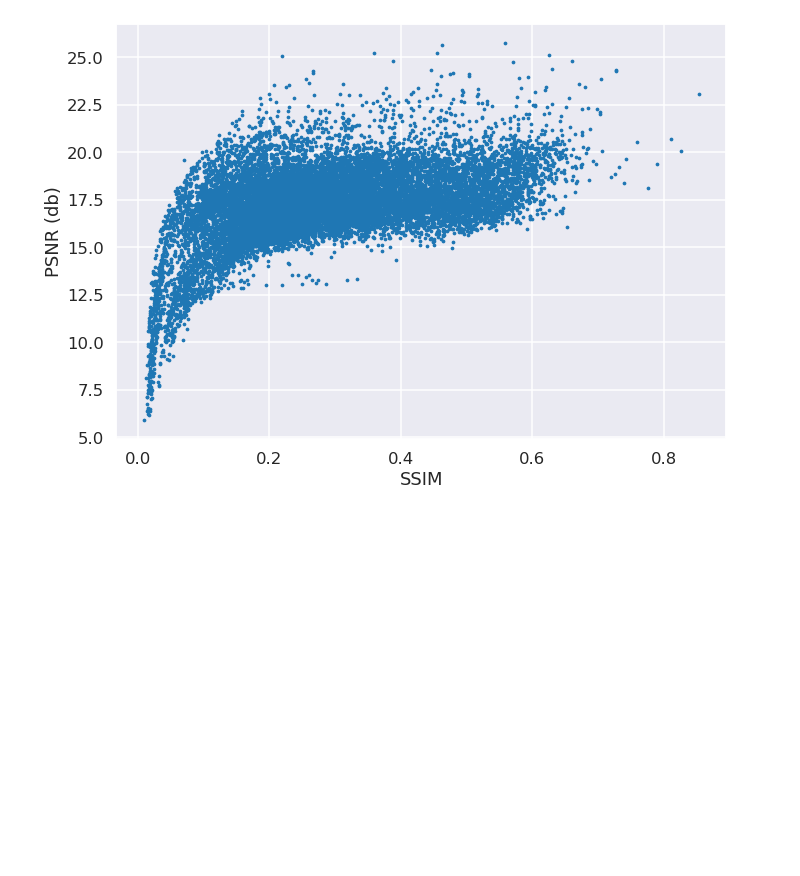
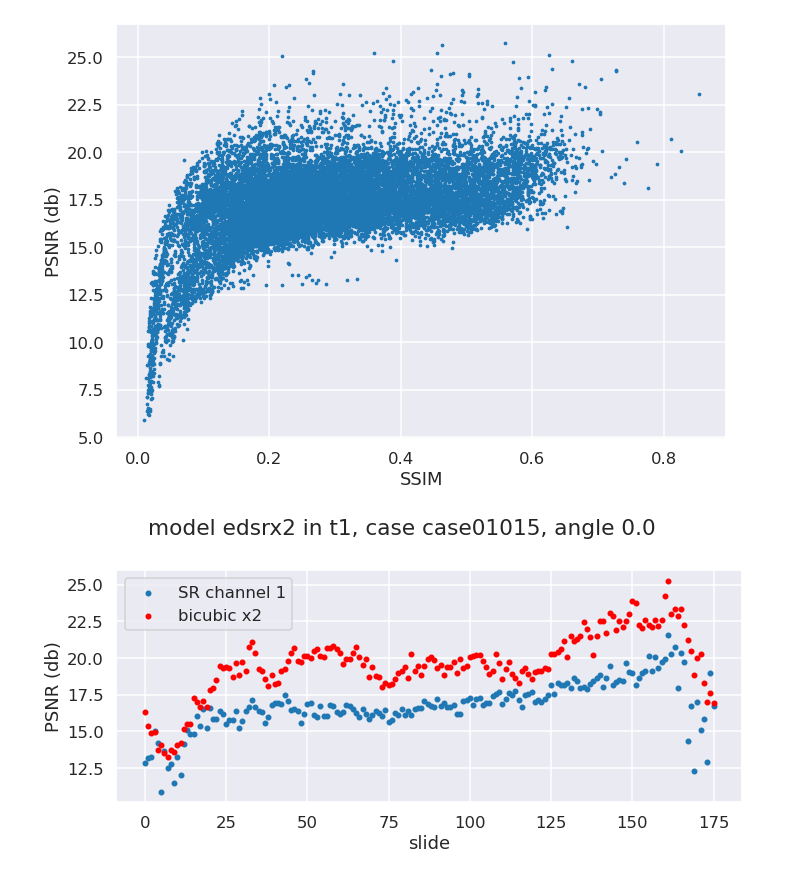
Before and after one commit to Mat092/MasterThesis, a Jupyter notebook: script/plot_psnr_ssim.ipynb, the cells around one changed output. Cells and saved outputs as stored; diff of their text form; code cells hidden in the pictures; blank space fills up the shorter version.

```diff
--- a/script/plot_psnr_ssim.ipynb
+++ b/script/plot_psnr_ssim.ipynb
@@ -125,4 +165,31 @@ plt.tight_layout()
 plt.show()
 # %% [output]
 [figure]
+# %%
+# scatter for value of psnr separated per scale and angle
+
+dt = df_x2_t1
+name = name_switch(dt)
+
+case = 'case01015'
+ang  = 0.
+chan = 1
+
+angle_cond = dt['angle (deg)'] == ang
+case_cond  = dt['case'] == case
+
+dt = dt[angle_cond & case_cond]
+
+fig, ax = plt.subplots(1,1, figsize=(10, 5))
+dt.plot.scatter(x='slide', y=f'psnr_sr_{chan}', ax=ax,    label=f'SR channel {chan}')
+dt.plot.scatter(x='slide', y='psnr_bc', ax=ax, color='r', label=f'bicubic {name.split(" ")[1].split("r")[1]}')
+
+ax.set_ylabel('PSNR (db)')
+ax.legend()
+
+fig.suptitle(f'{name}, case {case}, angle {ang}')
+plt.tight_layout()
+plt.show()
+# %% [output]
+[figure, added]
 # %%
```
Also changed, not shown: parts of 11 cells of this notebook.
